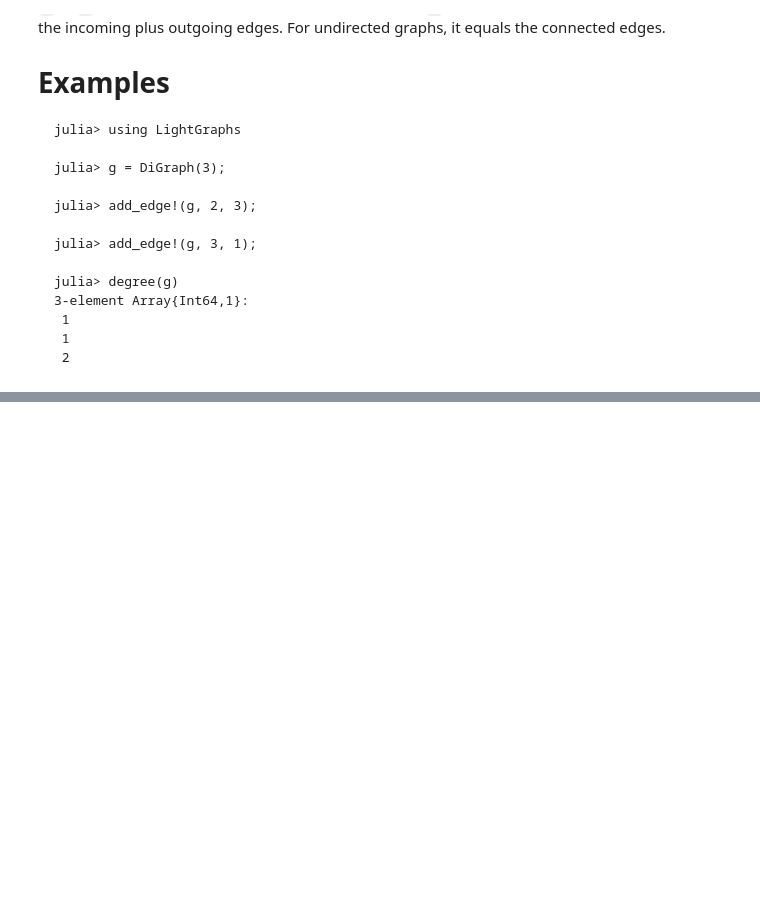
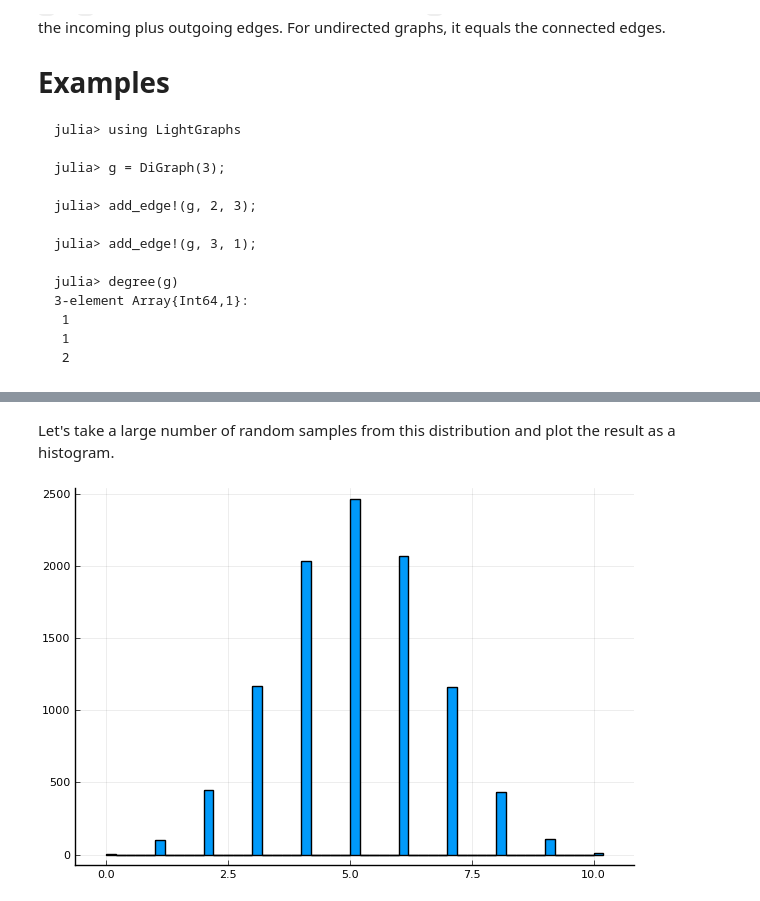
Before and after one commit to jmgraham30/JuliaCompExpMath, a Jupyter notebook: REUtalk.ipynb, the cells around one changed output, grey strips where cells are left out. Cells and saved outputs as stored; diff of their text form; code cells hidden in the pictures; blank space fills up the shorter version.

```diff
--- a/REUtalk.ipynb
+++ b/REUtalk.ipynb
@@ -254,0 +292,3 @@ julia> degree(g)
+# %%
+# create a binomial random variable with n=10 and p=0.5
+binom = Binomial(10,0.5)
@@ -254,0 +320,7 @@ julia> degree(g)
+# %% [markdown]
+Let's take a large number of random samples from this distribution and plot the result as a histogram.
+# %%
+samps = rand(binom,10000);
+histogram(samps,legend=false)
+# %% [output]
+[figure, added]
```
Also changed, not shown: parts of 23 cells of this notebook.
